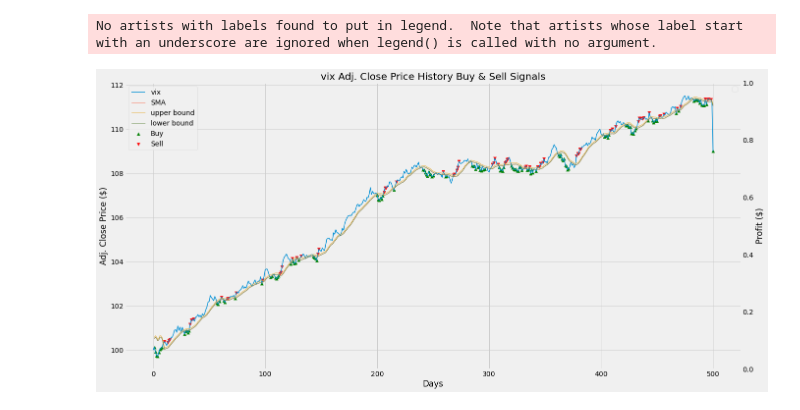
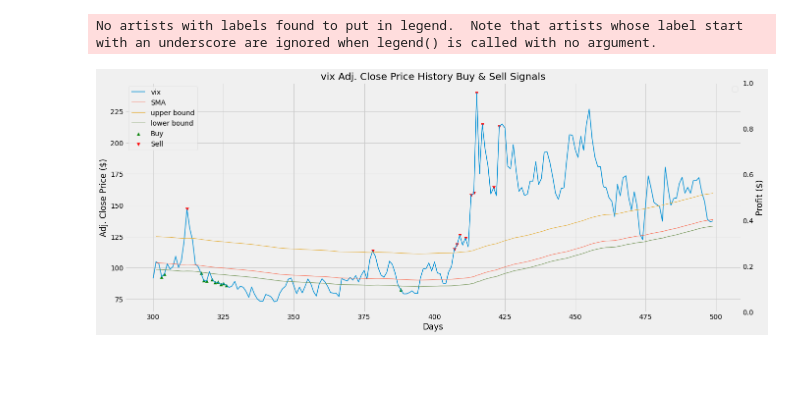
Before and after one commit to oscarwoodi/BHProj2Team1, a Jupyter notebook: Series28_Strategy.ipynb, the cells around one changed output. Saved outputs shown, nothing was run; the diff lists cells and outputs as text; code cells hidden in the pictures; blank space fills up the shorter version.

```diff
--- a/Series28_Strategy.ipynb
+++ b/Series28_Strategy.ipynb
@@ -9,11 +9,14 @@ from openpyxl import load_workbook
 # %%
 # get old price data
 df = pd.read_excel('Time Series Data.xlsx', index_col = 'Day')
-df = df['Series 28'][0:1000]
+df = df['Series 28'][0:300]
 
 # get new price data
 test = pd.read_excel('Test Bed V2.xlsm', usecols='AC', header=1)
 test = test['Series 28']
+
+test = pd.read_excel('Time Series Data.xlsx')
+test = test['Series 28'][300:500]
 # %%
 def tradyboi(data, window_mean=12, upper_bound=0.2, lower_bound=0, cap_bound=0.9,\
              trade_size_sell=100000, trade_size_buy=50000):
@@ -74,11 +77,11 @@ def tradyboi(data, window_mean=12, upper_bound=0.2, lower_bound=0, cap_bound=0.9
 
 # variables
 # =========================================
-window_mean = 12
-upper_bound = 0.002   # number of stdv from mean
-lower_bound = 0.0    # number of stdv below mean
-cap_bound = 0.9    # distance above 200 day moving average for buy cap
-trade_size_sell = 100000    # daily trade increment
+window_mean = 150
+upper_bound = 0.8   # number of stdv from mean
+lower_bound = 0.2    # number of stdv below mean
+cap_bound = 0.5    # distance above 200 day moving average for buy cap
+trade_size_sell = 50000    # daily trade increment
 trade_size_buy = 50000    # daily trade increment
 # =========================================
 
@@ -114,32 +117,32 @@ workbook.save(filename="Test Bed V2.xlsm")
 # %%
 # Checking plotted to excel correctly
 # visualise test
 
 vix = test
-fig, ax1 = plt.subplots(figsize=(20, 10))
+fig, ax1 = plt.subplots(figsize=(20, 8))
 ax2 = ax1.twinx()
 
 # adding price data
 ax1.plot(test, label='vix', alpha=1, linewidth=1.5)
 ax1.plot((100*df[-window_mean+2::]/float(df[-1:])).append(test).rolling(window=window_mean).mean()[window_mean-2::], label='SMA', alpha=0.8, linewidth=1)
 ax1.plot((100*df[-window_mean+2::]/float(df[-1:])).append(test).rolling(window=window_mean).mean()[window_mean-2::] + upper_bound*df.std()\
          , linewidth=1, label='upper bound')
 ax1.plot((100*df[-window_mean+2::]/float(df[-1:])).append(test).rolling(window=window_mean).mean()[window_mean-2::] - lower_bound*df.std()\
          , linewidth=1, label='lower bound')
-ax1.plot((100*df[-200+2::]/float(df[-1:])).append(test).rolling(window=200).mean()[200-2::] + cap_bound*df.std()\
-         , linewidth=1, label='lower bound')
+#ax1.plot((100*df[-200+2::]/float(df[-1:])).append(test).rolling(window=200).mean()[200-2::] + cap_bound*df.std()\
+#         , linewidth=1, label='lower bound')
 # plot profit
 # adding indicators
 ax1.scatter(test.index, buy_sell_data[0], label='Buy', marker='^', color='green')
 ax1.scatter(test.index, buy_sell_data[1], label='Sell', marker='v', color='red')
 ax1.set_title('vix Adj. Close Price History Buy & Sell Signals')
 ax1.set_xlabel('Days')
 ax1.set_ylabel('Adj. Close Price ($)')
 ax2.set_ylabel('Profit ($)')
 ax2.grid(False)
 ax1.legend(loc='upper left')
 ax2.legend(loc='upper right')
 plt.show()
 # %% [output]
 No artists with labels found to put in legend.  Note that artists whose label start with an underscore are ignored when legend() is called with no argument.
-[figure, old version]
+[figure, new version]
```
Also changed, not shown: 2 other files.
